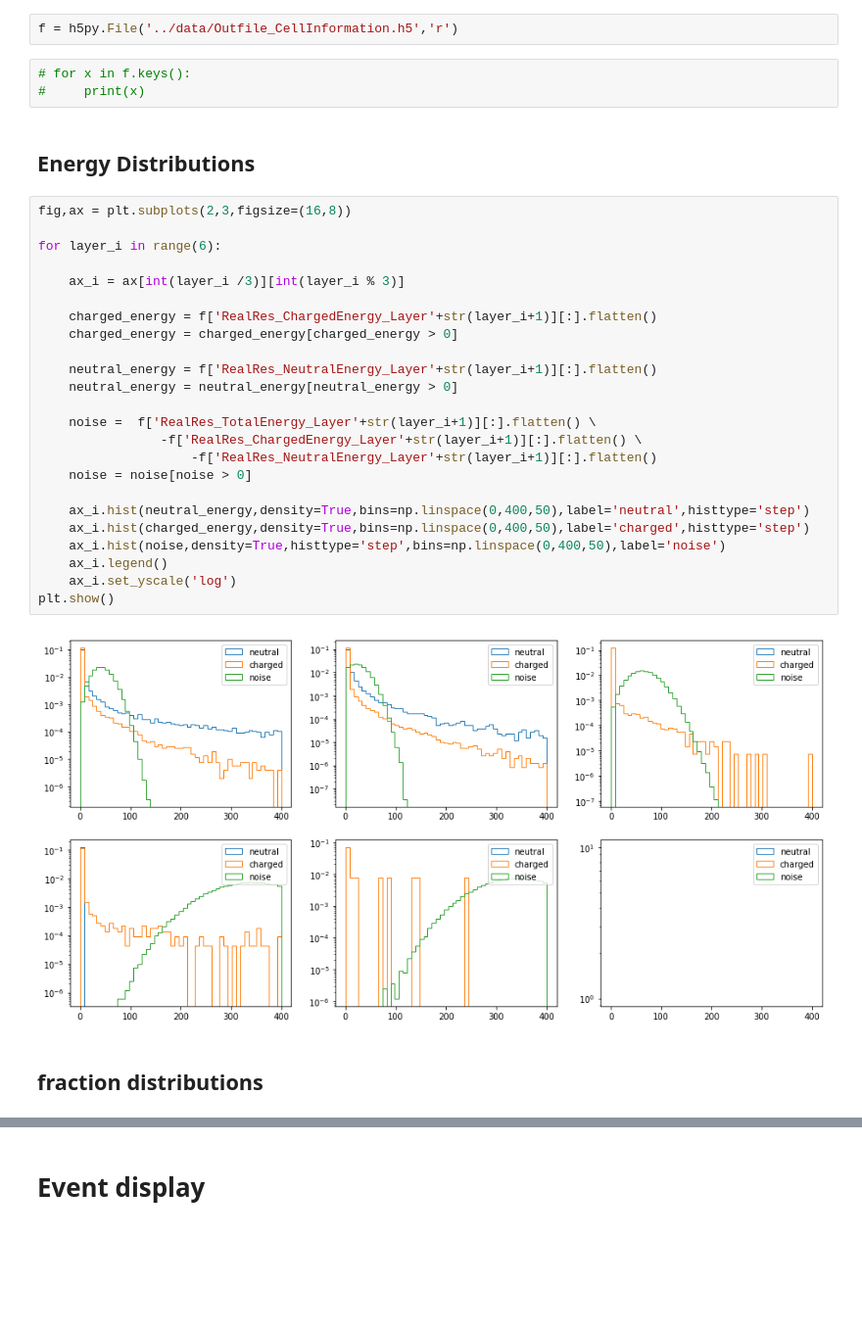
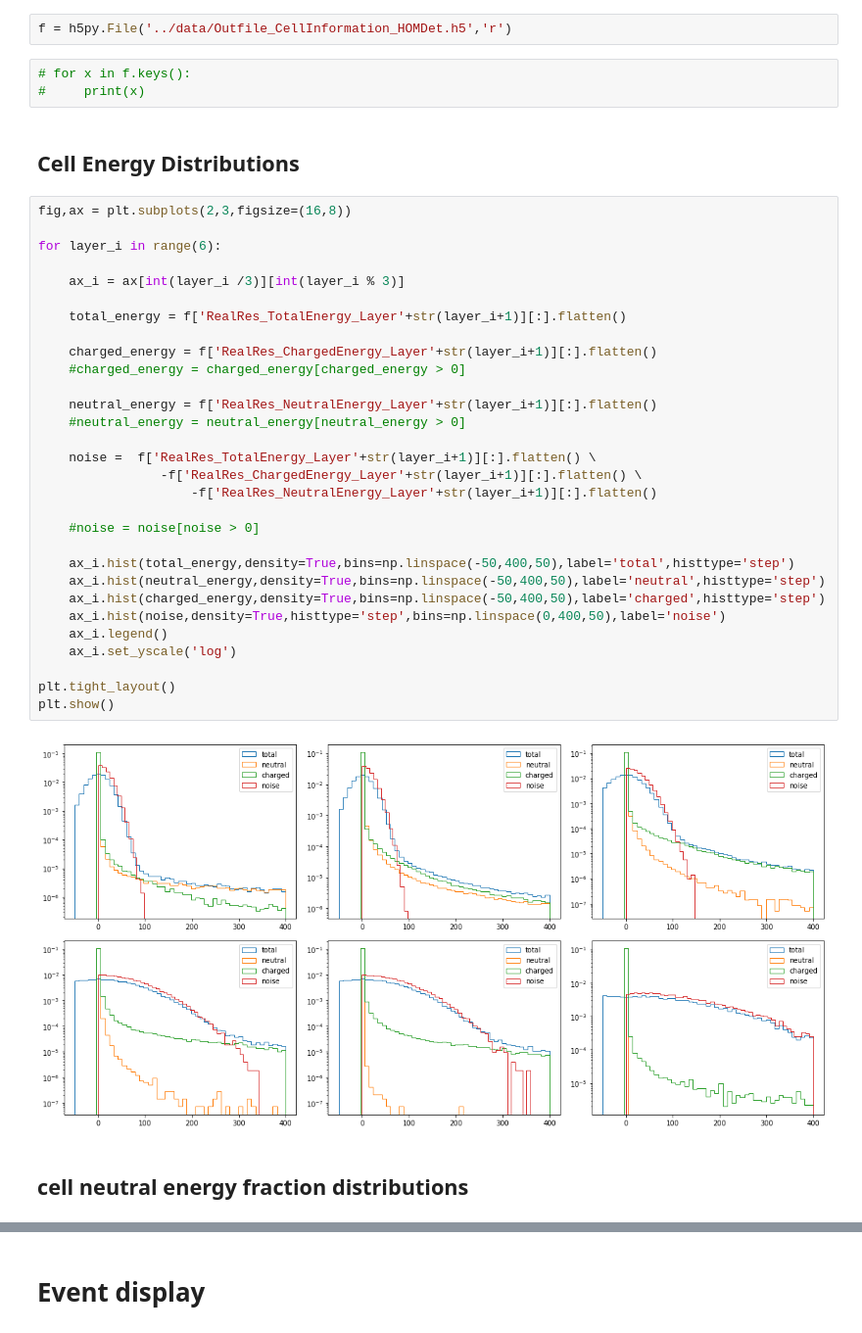
Before and after one commit to sanmayphy/ENERGYFLOW_ML, a Jupyter notebook: DataExploration/DataExploration_Jonathan.ipynb, the cells around one changed output, grey strips where cells are left out. Shown at 98% size. Drawn from its saved outputs; the diff is of its cells as text; blank space fills up the shorter version.

Commit message:
adding more plots

```diff
--- a/DataExploration/DataExploration_Jonathan.ipynb
+++ b/DataExploration/DataExploration_Jonathan.ipynb
@@ -9,40 +9,46 @@ importlib.reload(helper_functions)
 
 from helper_functions import *
 # %%
-f = h5py.File('../data/Outfile_CellInformation.h5','r')
+f = h5py.File('../data/Outfile_CellInformation_HOMDet.h5','r')
 # %%
 # for x in f.keys():
 #     print(x)
 # %% [markdown]
-## Energy Distributions
+## Cell Energy Distributions
 # %%
 fig,ax = plt.subplots(2,3,figsize=(16,8))
 
 for layer_i in range(6):
 
     ax_i = ax[int(layer_i /3)][int(layer_i % 3)]
 
+    total_energy = f['RealRes_TotalEnergy_Layer'+str(layer_i+1)][:].flatten()
+
     charged_energy = f['RealRes_ChargedEnergy_Layer'+str(layer_i+1)][:].flatten()
-    charged_energy = charged_energy[charged_energy > 0]
+    #charged_energy = charged_energy[charged_energy > 0]
 
     neutral_energy = f['RealRes_NeutralEnergy_Layer'+str(layer_i+1)][:].flatten()
-    neutral_energy = neutral_energy[neutral_energy > 0]
+    #neutral_energy = neutral_energy[neutral_energy > 0]
 
     noise =  f['RealRes_TotalEnergy_Layer'+str(layer_i+1)][:].flatten() \
                 -f['RealRes_ChargedEnergy_Layer'+str(layer_i+1)][:].flatten() \
                     -f['RealRes_NeutralEnergy_Layer'+str(layer_i+1)][:].flatten()
-    noise = noise[noise > 0]
 
-    ax_i.hist(neutral_energy,density=True,bins=np.linspace(0,400,50),label='neutral',histtype='step')
-    ax_i.hist(charged_energy,density=True,bins=np.linspace(0,400,50),label='charged',histtype='step')
+    #noise = noise[noise > 0]
+
+    ax_i.hist(total_energy,density=True,bins=np.linspace(-50,400,50),label='total',histtype='step')
+    ax_i.hist(neutral_energy,density=True,bins=np.linspace(-50,400,50),label='neutral',histtype='step')
+    ax_i.hist(charged_energy,density=True,bins=np.linspace(-50,400,50),label='charged',histtype='step')
     ax_i.hist(noise,density=True,histtype='step',bins=np.linspace(0,400,50),label='noise')
     ax_i.legend()
     ax_i.set_yscale('log')
+
+plt.tight_layout()
 plt.show()
 # %% [output]
-[figure, old version]
+[figure, new version]
 # %% [markdown]
-## fraction distributions
+## cell neutral energy fraction distributions
 # %%
 target_fractions = {}
 
```
Also changed, not shown: parts of 6 cells of this notebook.
